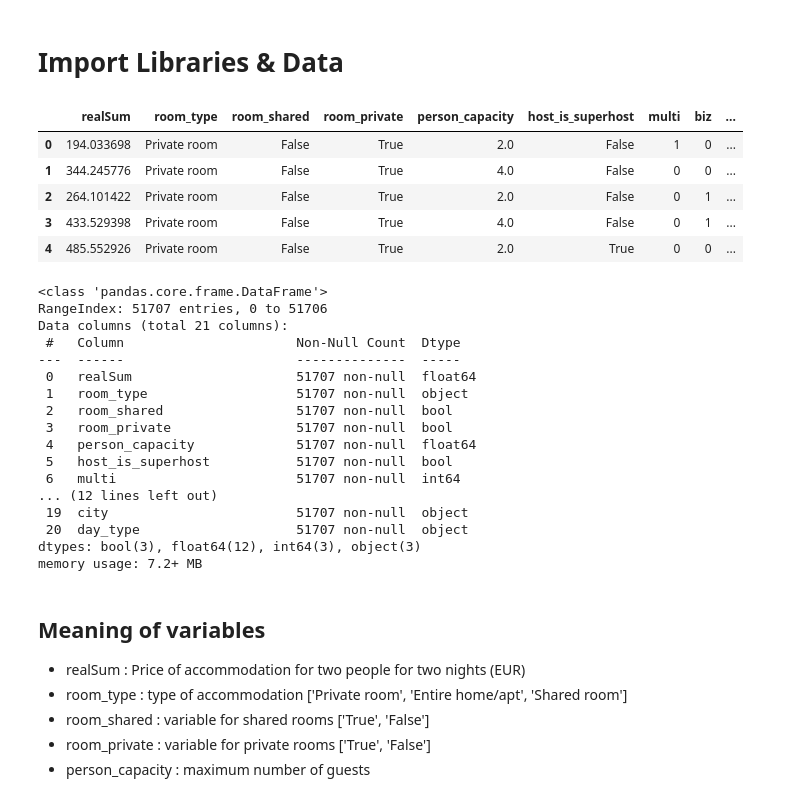
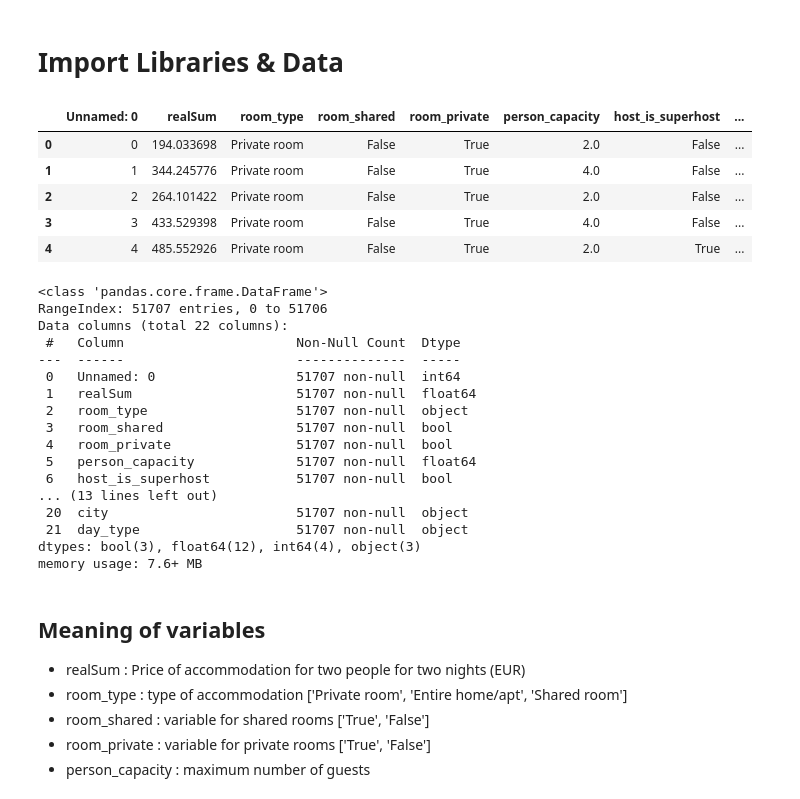
Before and after one commit to kamrulkonok/UPC_ML_Project, a Jupyter notebook: Data_Preprocessing.ipynb, the cells around one changed output. Saved outputs shown, nothing was run; the diff lists cells and outputs as text; code cells hidden in the pictures.

```diff
--- a/Data_Preprocessing.ipynb
+++ b/Data_Preprocessing.ipynb
@@ -15,35 +15,35 @@ from sklearn.preprocessing import MinMaxScaler, StandardScaler
 from sklearn.preprocessing import OneHotEncoder
 # %%
 # merged data file
-df = pd.read_csv("./airbnb_data.csv")
+df = pd.read_csv("/content/airbnb_data.csv")
 df.head()
 # %% [output]
-|  | realSum | room_type | room_shared | room_private | person_capacity | host_is_superhost | multi | biz | ... |
-| 0 | 194.033698 | Private room | False | True | 2.0 | False | 1 | 0 | ... |
-| 1 | 344.245776 | Private room | False | True | 4.0 | False | 0 | 0 | ... |
-| 2 | 264.101422 | Private room | False | True | 2.0 | False | 0 | 1 | ... |
-| 3 | 433.529398 | Private room | False | True | 4.0 | False | 0 | 1 | ... |
-| 4 | 485.552926 | Private room | False | True | 2.0 | True | 0 | 0 | ... |
+|  | Unnamed: 0 | realSum | room_type | room_shared | room_private | person_capacity | host_is_superhost | ... |
+| 0 | 0 | 194.033698 | Private room | False | True | 2.0 | False | ... |
+| 1 | 1 | 344.245776 | Private room | False | True | 4.0 | False | ... |
+| 2 | 2 | 264.101422 | Private room | False | True | 2.0 | False | ... |
+| 3 | 3 | 433.529398 | Private room | False | True | 4.0 | False | ... |
+| 4 | 4 | 485.552926 | Private room | False | True | 2.0 | True | ... |
 # %%
 df.info()
 # %% [output]
 <class 'pandas.core.frame.DataFrame'>
 RangeIndex: 51707 entries, 0 to 51706
-Data columns (total 21 columns):
+Data columns (total 22 columns):
  #   Column                      Non-Null Count  Dtype
 ---  ------                      --------------  -----
- 0   realSum                     51707 non-null  float64
- 1   room_type                   51707 non-null  object
- 2   room_shared                 51707 non-null  bool
- 3   room_private                51707 non-null  bool
- 4   person_capacity             51707 non-null  float64
- 5   host_is_superhost           51707 non-null  bool
- 6   multi                       51707 non-null  int64
-... (12 lines left out)
- 19  city                        51707 non-null  object
- 20  day_type                    51707 non-null  object
-dtypes: bool(3), float64(12), int64(3), object(3)
-memory usage: 7.2+ MB
+ 0   Unnamed: 0                  51707 non-null  int64
+ 1   realSum                     51707 non-null  float64
+ 2   room_type                   51707 non-null  object
+ 3   room_shared                 51707 non-null  bool
+ 4   room_private                51707 non-null  bool
+ 5   person_capacity             51707 non-null  float64
+ 6   host_is_superhost           51707 non-null  bool
+... (13 lines left out)
+ 20  city                        51707 non-null  object
+ 21  day_type                    51707 non-null  object
+dtypes: bool(3), float64(12), int64(4), object(3)
+memory usage: 7.6+ MB
 # %% [markdown]
 ## Meaning of variables
 
```
Also changed, not shown: parts of 52 cells of this notebook.
